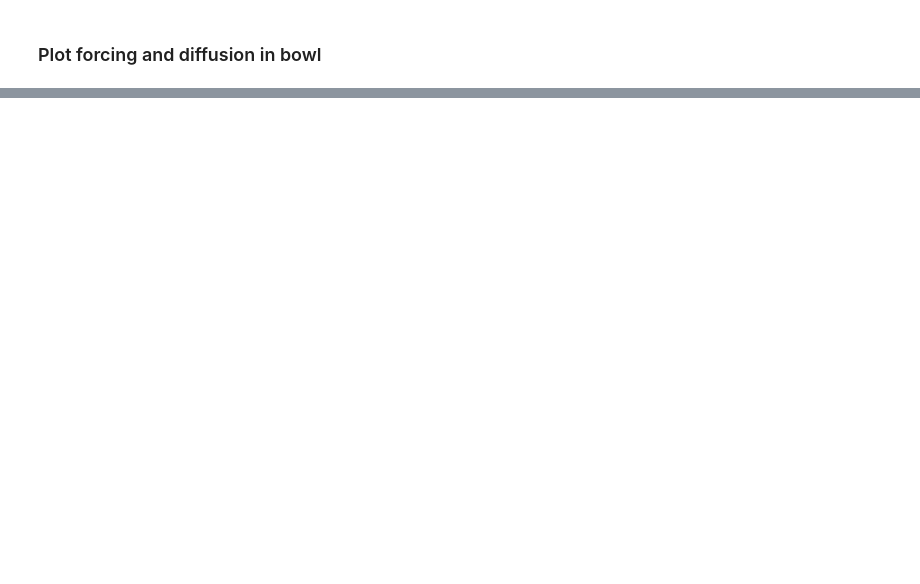
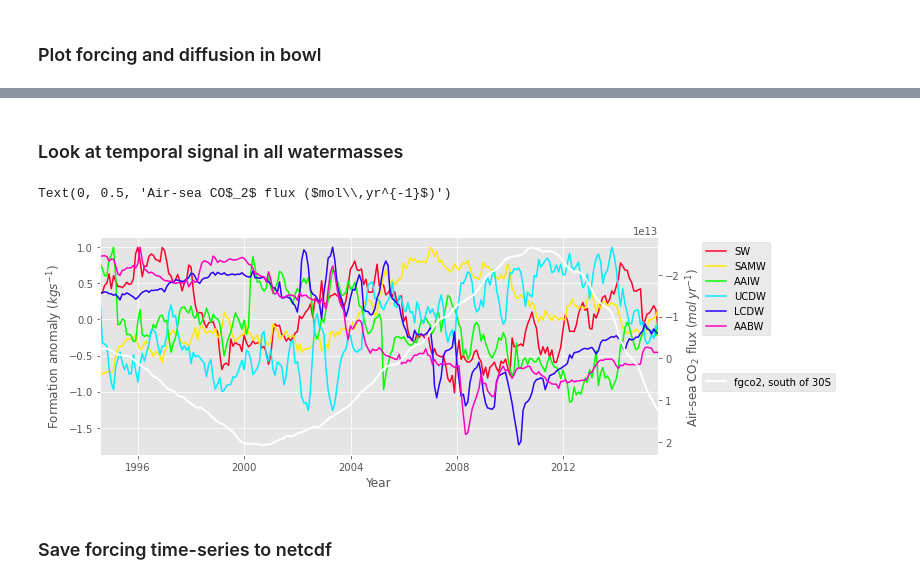
Before and after one commit to gmacgilchrist/so_decadal_variability, a Jupyter notebook: notebooks/ECCOv4r4/draw_ucdw.ipynb, the cells around one changed output, grey strips where cells are left out. Drawn from its saved outputs; the diff is of its cells as text; code cells hidden in the pictures; blank space fills up the shorter version.

```diff
--- a/notebooks/ECCOv4r4/draw_ucdw.ipynb
+++ b/notebooks/ECCOv4r4/draw_ucdw.ipynb
@@ -204,0 +299,35 @@ ax.legend(loc='upper left', bbox_to_anchor=(1, 1))
+# %% [markdown]
+### Look at temporal signal in all watermasses
+# %%
+# Plot time-mean watermass transformation
+cycle = plb.cm.gist_rainbow(np.linspace(0,1,len(cts[region]['gamma_n_bins'])))
+wmnames = ['SW','SAMW','AAIW','UCDW','LCDW','AABW']
+region='bowl'
+term='bin_FORCDIF'
+fig,ax = plt.subplots(figsize=(10,4))
+for g,gm in enumerate(cts[region]['gamma_n_bins']):
+    x = cts[region]['time'].values
+    y = cts[region][term].isel(gamma_n_bins=g)
+    y = y/np.abs(y.max())
+    ax.plot(x,y,color=cycle[g],label=wmnames[g])
+
+ax.autoscale(enable=True, axis='x', tight=True)
+ax.legend(loc='upper left', bbox_to_anchor=(1.07, 1))
+ax.set_ylabel('Formation anomaly ($kgs^{-1}$)')
+ax.set_xlabel('Year')
+xlim = ax.get_xlim()
+
+ax2 = ax.twinx()
+ax2.plot(fgco2['time'],so.calc._anom(fgco2['fgco2'].rolling(time=60,center=True).mean()),color='w',linewidth=2,label='fgco2, south of 30S')
+ax2.invert_yaxis()
+ax2.legend(loc='upper left', bbox_to_anchor=(1.07, 0.4))
+ax2.grid(b=False)
+ax2.set_xlim(xlim)
+ax2.set_ylabel('Air-sea CO$_2$ flux ($mol\,yr^{-1}$)')
+
+# fig.savefig('../../figures/ECCO_wmf-ucdw_timeseries_dMdt-ADV-FORCDIF.png',dpi=300)
+# %% [output]
+Text(0, 0.5, 'Air-sea CO$_2$ flux ($mol\\,yr^{-1}$)')
+[figure, added]
+# %% [markdown]
+### Save forcing time-series to netcdf
```
Also changed, not shown: parts of 9 cells of this notebook, 17 other files.
